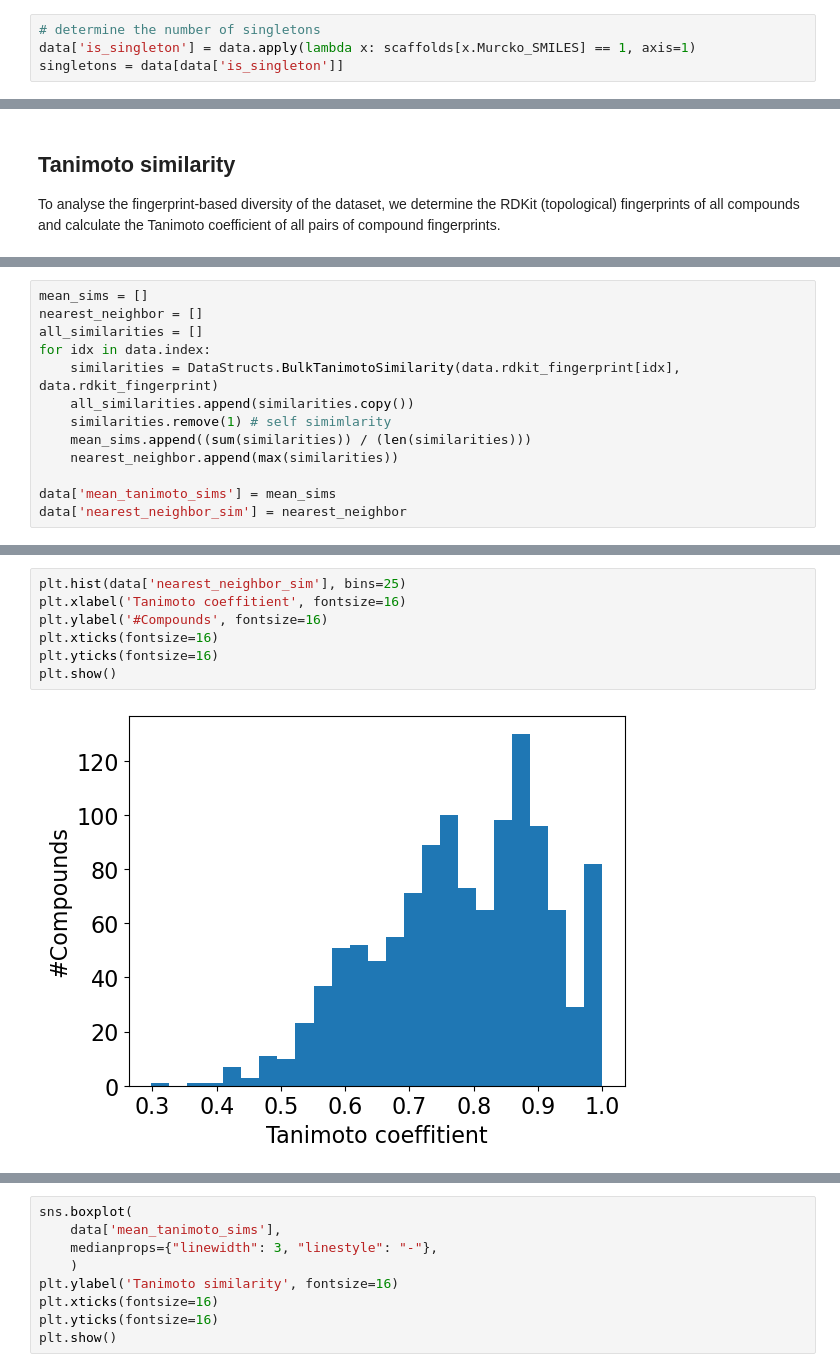
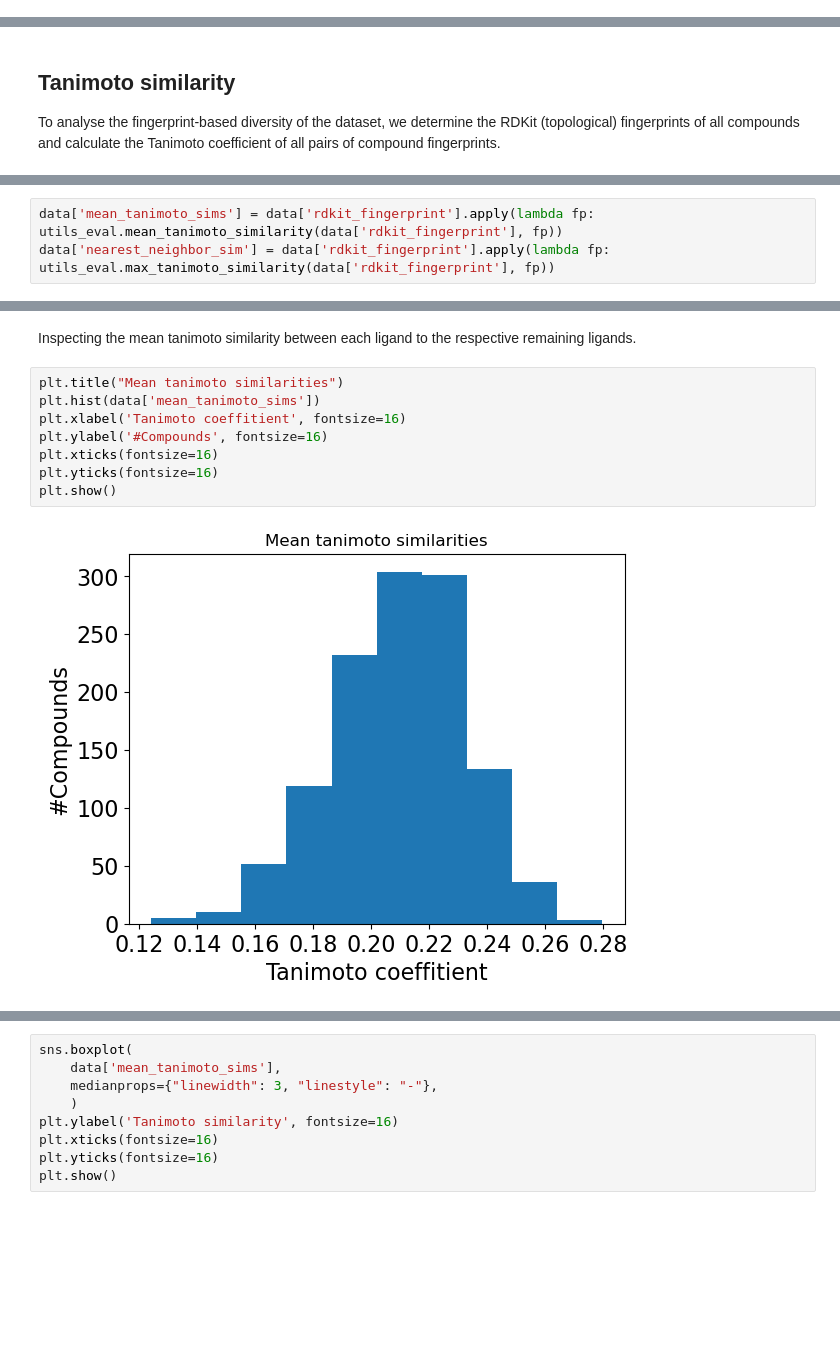
Before and after one commit to volkamerlab/KinFragLib_PocketEnum, a Jupyter notebook: evaluation/diversity.ipynb, the cells around one changed output, grey strips where cells are left out. Cells and saved outputs as stored; diff of their text form; blank space fills up the shorter version.

```diff
--- a/evaluation/diversity.ipynb
+++ b/evaluation/diversity.ipynb
@@ -60,5 +55 @@ Number of unique scaffolds: 800
-# %%
-# determine the number of singletons
-data['is_singleton'] = data.apply(lambda x: scaffolds[x.Murcko_SMILES] == 1, axis=1)
-singletons = data[data['is_singleton']]
 # %%
@@ -337,18 +170,8 @@ def tanimoto_distance_matrix(fp_list):
 rdkit_gen = rdFingerprintGenerator.GetRDKitFPGenerator(maxPath=5)
 data['rdkit_fingerprint'] = [rdkit_gen.GetFingerprint(Chem.MolFromInchi(ligand_inchi)) for ligand_inchi in data.inchi]
-# %%
-mean_sims = []
-nearest_neighbor = []
-all_similarities = []
-for idx in data.index:
-    similarities = DataStructs.BulkTanimotoSimilarity(data.rdkit_fingerprint[idx], data.rdkit_fingerprint)
-    all_similarities.append(similarities.copy())
-    similarities.remove(1) # self simimlarity
-    mean_sims.append((sum(similarities)) / (len(similarities)))
-    nearest_neighbor.append(max(similarities))
-
-data['mean_tanimoto_sims'] = mean_sims
-data['nearest_neighbor_sim'] = nearest_neighbor
+# %%
+data['mean_tanimoto_sims'] = data['rdkit_fingerprint'].apply(lambda fp: utils_eval.mean_tanimoto_similarity(data['rdkit_fingerprint'], fp))
+data['nearest_neighbor_sim'] = data['rdkit_fingerprint'].apply(lambda fp: utils_eval.max_tanimoto_similarity(data['rdkit_fingerprint'], fp))
 # %%
 HTML(data[data['inchi'].duplicated(keep=False)].sort_values("inchi").head().to_html(notebook=True))
 # %% [output]
@@ -361,9 +179,12 @@ plt.show()
+# %% [markdown]
+Inspecting the mean tanimoto similarity between each ligand to the respective remaining ligands.
 # %%
-plt.hist(data['nearest_neighbor_sim'], bins=25)
+plt.title("Mean tanimoto similarities")
+plt.hist(data['mean_tanimoto_sims'])
 plt.xlabel('Tanimoto coeffitient', fontsize=16)
 plt.ylabel('#Compounds', fontsize=16)
 plt.xticks(fontsize=16)
 plt.yticks(fontsize=16)
 plt.show()
 # %% [output]
-[figure, old version]
+[figure, new version]
```
Also changed, not shown: parts of 39 cells of this notebook, 8 other files.
